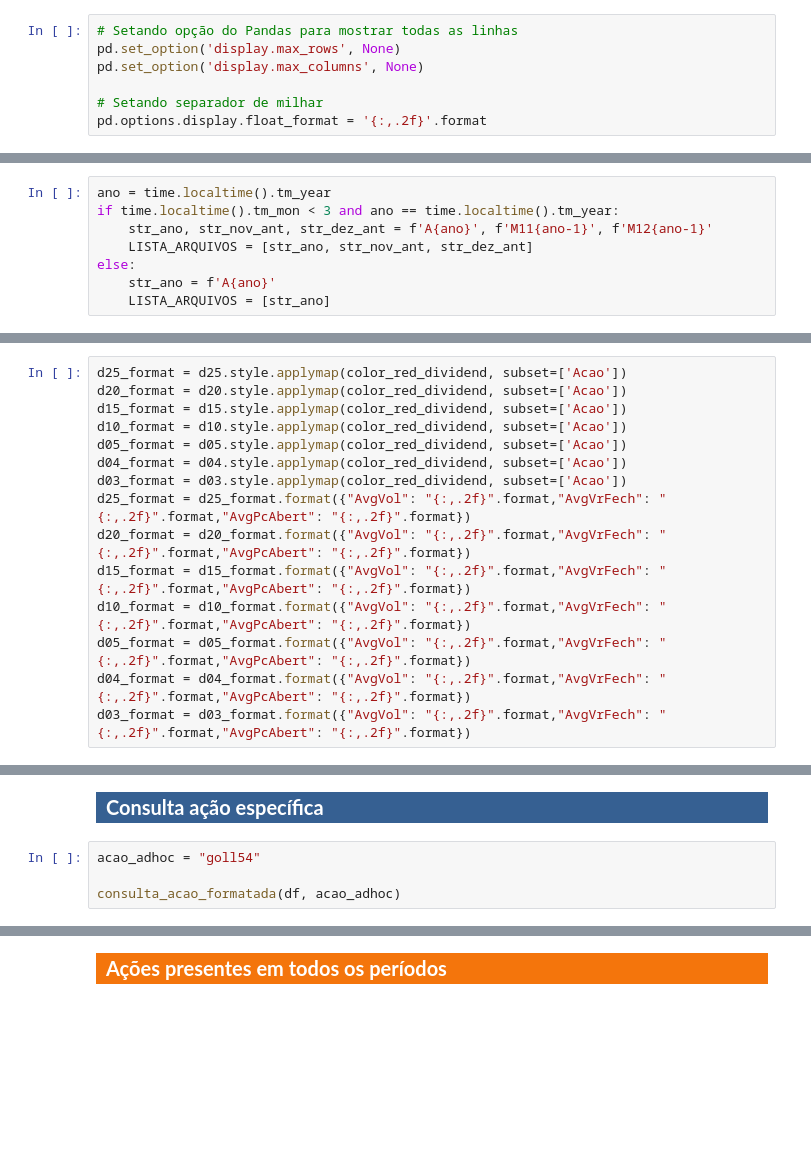
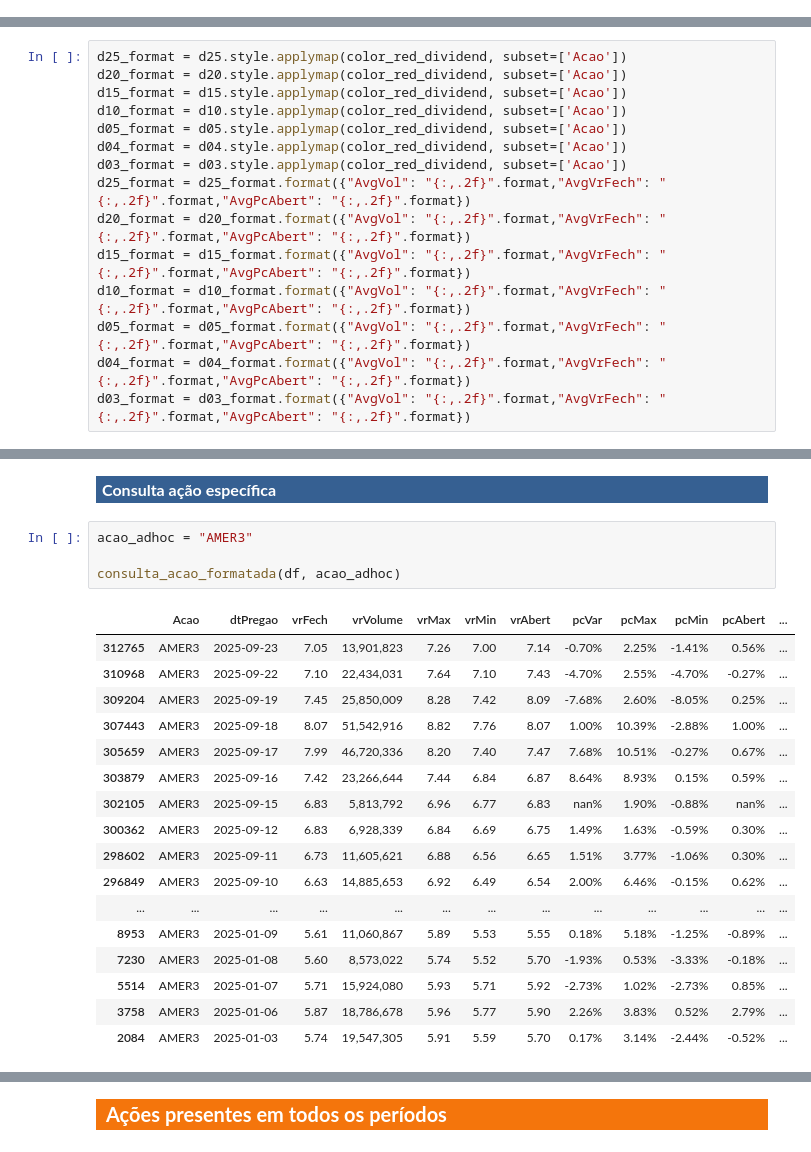
Before and after one commit to alexandre-esmeraldo/StockManager, a Jupyter notebook: StockManager_Processamento.ipynb, the cells around one changed output, grey strips where cells are left out. Saved outputs shown, nothing was run; the diff lists cells and outputs as text; blank space fills up the shorter version.

```diff
--- a/StockManager_Processamento.ipynb
+++ b/StockManager_Processamento.ipynb
@@ -18,7 +2,0 @@ FileLink('Resultados.ipynb')
-# %%
-# Setando opção do Pandas para mostrar todas as linhas
-pd.set_option('display.max_rows', None)
-pd.set_option('display.max_columns', None)
-
-# Setando separador de milhar
-pd.options.display.float_format = '{:,.2f}'.format
@@ -27,8 +2,0 @@ from pacote.functions import *
-# %%
-ano = time.localtime().tm_year
-if time.localtime().tm_mon < 3 and ano == time.localtime().tm_year:
-    str_ano, str_nov_ant, str_dez_ant = f'A{ano}', f'M11{ano-1}', f'M12{ano-1}'
-    LISTA_ARQUIVOS = [str_ano, str_nov_ant, str_dez_ant]
-else:
-    str_ano = f'A{ano}'
-    LISTA_ARQUIVOS = [str_ano]
@@ -128,8 +230,26 @@ printmd(f'**<div class={font_color}>{hoje}, Status {a}</div>**')
 # %% [markdown]
-<p style="color:white; background-color: #366092; font-size: 15pt; padding: 5px 0px 5px 10px; font-weight: bold">  Consulta ação específica </p>
+<p style="color:white; background-color: #366092; font-size: 12pt; padding: 3px 0px 3px 6px; font-weight: bold">  Consulta ação específica </p>
 # %%
-acao_adhoc = "goll54"
+acao_adhoc = "AMER3"
 
 consulta_acao_formatada(df, acao_adhoc)
+# %% [output]
+|  | Acao | dtPregao | vrFech | vrVolume | vrMax | vrMin | vrAbert | pcVar | pcMax | pcMin | pcAbert | ... |
+| 312765 | AMER3 | 2025-09-23 | 7.05 | 13,901,823 | 7.26 | 7.00 | 7.14 | -0.70% | 2.25% | -1.41% | 0.56% | ... |
+| 310968 | AMER3 | 2025-09-22 | 7.10 | 22,434,031 | 7.64 | 7.10 | 7.43 | -4.70% | 2.55% | -4.70% | -0.27% | ... |
+| 309204 | AMER3 | 2025-09-19 | 7.45 | 25,850,009 | 8.28 | 7.42 | 8.09 | -7.68% | 2.60% | -8.05% | 0.25% | ... |
+| 307443 | AMER3 | 2025-09-18 | 8.07 | 51,542,916 | 8.82 | 7.76 | 8.07 | 1.00% | 10.39% | -2.88% | 1.00% | ... |
+| 305659 | AMER3 | 2025-09-17 | 7.99 | 46,720,336 | 8.20 | 7.40 | 7.47 | 7.68% | 10.51% | -0.27% | 0.67% | ... |
+| 303879 | AMER3 | 2025-09-16 | 7.42 | 23,266,644 | 7.44 | 6.84 | 6.87 | 8.64% | 8.93% | 0.15% | 0.59% | ... |
+| 302105 | AMER3 | 2025-09-15 | 6.83 | 5,813,792 | 6.96 | 6.77 | 6.83 | nan% | 1.90% | -0.88% | nan% | ... |
+| 300362 | AMER3 | 2025-09-12 | 6.83 | 6,928,339 | 6.84 | 6.69 | 6.75 | 1.49% | 1.63% | -0.59% | 0.30% | ... |
+| 298602 | AMER3 | 2025-09-11 | 6.73 | 11,605,621 | 6.88 | 6.56 | 6.65 | 1.51% | 3.77% | -1.06% | 0.30% | ... |
+| 296849 | AMER3 | 2025-09-10 | 6.63 | 14,885,653 | 6.92 | 6.49 | 6.54 | 2.00% | 6.46% | -0.15% | 0.62% | ... |
+| ... | ... | ... | ... | ... | ... | ... | ... | ... | ... | ... | ... | ... |
+| 8953 | AMER3 | 2025-01-09 | 5.61 | 11,060,867 | 5.89 | 5.53 | 5.55 | 0.18% | 5.18% | -1.25% | -0.89% | ... |
+| 7230 | AMER3 | 2025-01-08 | 5.60 | 8,573,022 | 5.74 | 5.52 | 5.70 | -1.93% | 0.53% | -3.33% | -0.18% | ... |
+| 5514 | AMER3 | 2025-01-07 | 5.71 | 15,924,080 | 5.93 | 5.71 | 5.92 | -2.73% | 1.02% | -2.73% | 0.85% | ... |
+| 3758 | AMER3 | 2025-01-06 | 5.87 | 18,786,678 | 5.96 | 5.77 | 5.90 | 2.26% | 3.83% | 0.52% | 2.79% | ... |
+| 2084 | AMER3 | 2025-01-03 | 5.74 | 19,547,305 | 5.91 | 5.59 | 5.70 | 0.17% | 3.14% | -2.44% | -0.52% | ... |
 # %%
 %run graficos_acao.ipynb
```
Also changed, not shown: parts of 38 cells of this notebook, 5 other files.
